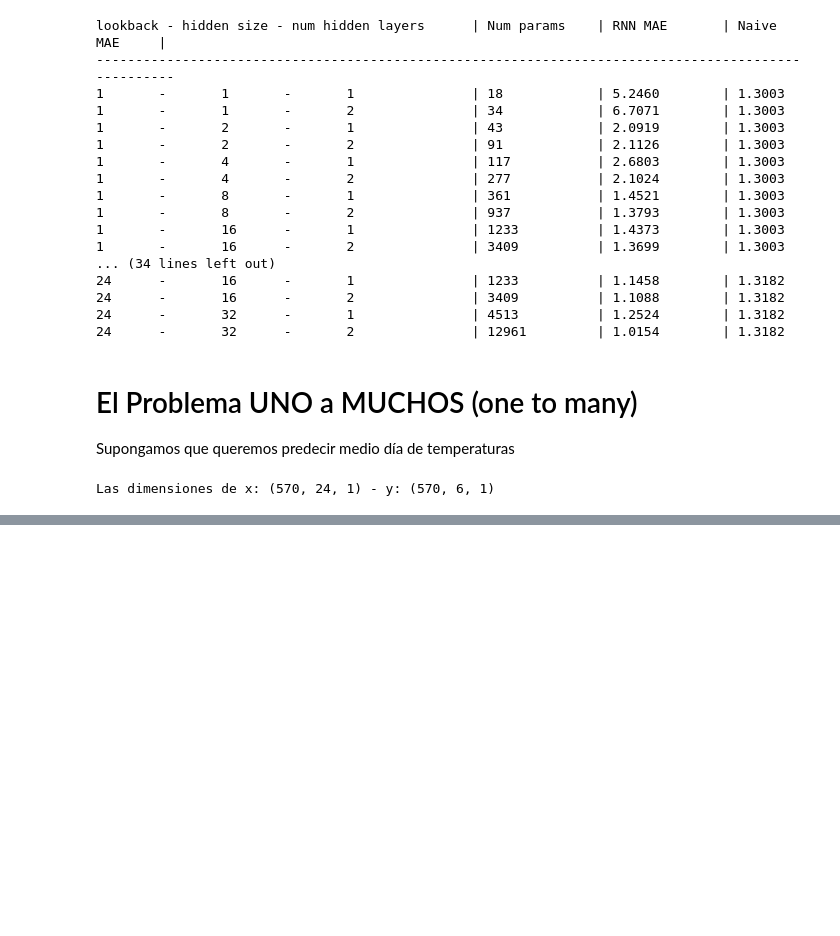
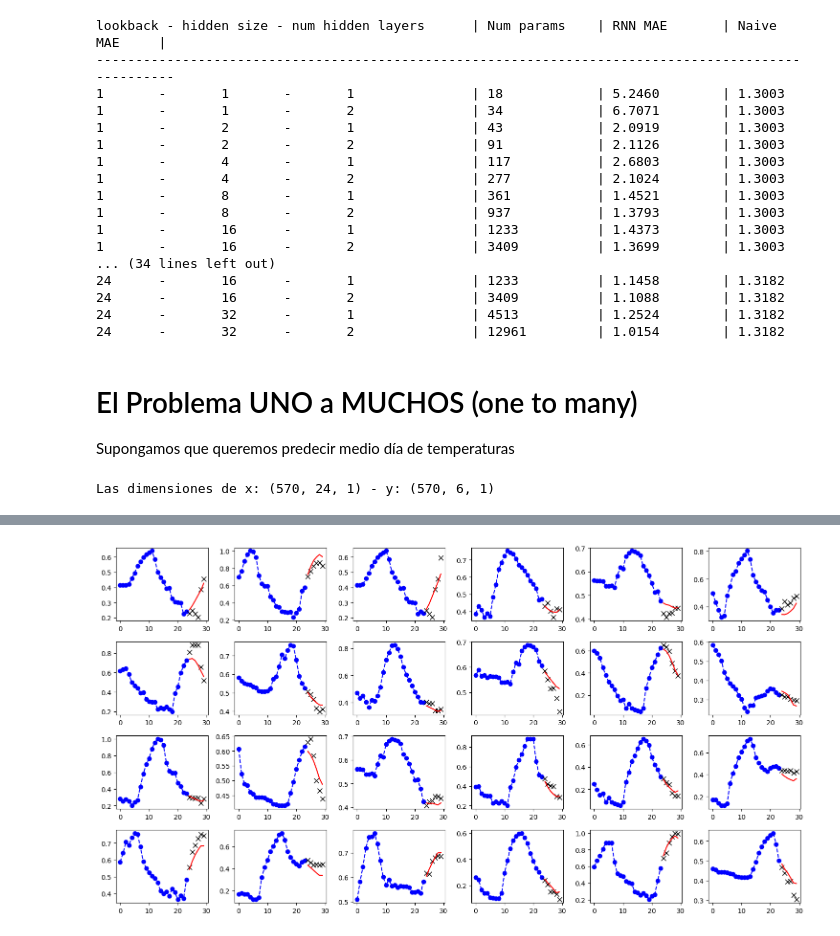
Before and after one commit to sebastlop/series-temporales-machine-learning, a Jupyter notebook: Apuntes/Tema-6/Tema-6.2.1-rnn.ipynb, the cells around one changed output, grey strips where cells are left out. Cells and saved outputs as stored; diff of their text form; code cells hidden in the pictures; blank space fills up the shorter version.

```diff
--- a/Apuntes/Tema-6/Tema-6.2.1-rnn.ipynb
+++ b/Apuntes/Tema-6/Tema-6.2.1-rnn.ipynb
@@ -498,7 +498,9 @@ class DataPipeline:
         x, y = self.split_series(data)
         return x, y
 # %%
-pipe = DataPipeline(train, lookback=24, horizon=6)
+lookback = 24
+horizon = 6
+pipe = DataPipeline(train, lookback=lookback, horizon=horizon)
 print(f'Las dimensiones de x: {pipe.train_x.shape} - y: {pipe.train_y.shape}')
 # %% [output]
 Las dimensiones de x: (570, 24, 1) - y: (570, 6, 1)
@@ -514,0 +517,20 @@ fig.tight_layout()
+# %%
+# creamos un modelo que devuelva solo el ultimo valor (MANY TO ONE)
+class RNN(torch.nn.Module):
+    def __init__(self, hs = 1, nl = 1, no = 1 ) -> None:
+        super().__init__()
+
+        self.rnn  = torch.nn.RNN(
+                                input_size  = 1,    # la serie es univariada y entra una sola feature
+                                hidden_size = hs,
+                                num_layers  = nl,
+                                batch_first = True
+                                )
+        self.drop = torch.nn.Dropout(0.3)
+        self.lin = torch.nn.Linear(hs,no)  # no es el numero de outputs
+
+    def forward(self, x):
+        x, _ = self.rnn(x)
+        x = self.drop(x)
+        x = self.lin(x[:,-1])
+        return x     # retornamos el último valor
@@ -514,0 +598,7 @@ fig.tight_layout()
+# %%
+# creamos los datasets y dataloaders en un diccionario para manejar mas simple
+dataset = DataSet(pipe.train_x, pipe.train_y)
+
+dataloader = torch.utils.data.DataLoader(dataset, batch_size = 64, shuffle= True)
+rnn = RNN(hs= 32, nl= 2, no=horizon)
+his = fit(rnn,{'train': dataloader},epochs=150)
@@ -514,0 +609,13 @@ fig.tight_layout()
+# %%
+fig, axs = plt.subplots(4,6, figsize = (15,8))
+rnn.eval()
+for i in range(4):
+    for j in range(6):
+        idx = np.random.randint(0, pipe.train_x.shape[0])
+        axs[i,j].plot(np.arange(lookback),pipe.train_x[idx].reshape(-1), 'bo--', label = 'X')
+        axs[i,j].plot(np.arange(lookback,lookback+horizon), pipe.train_y[idx].reshape(-1), 'kx', ms = 7, label = 'Y')
+        pred = rnn(torch.from_numpy(pipe.train_x[idx].reshape(1,lookback,1)).float())
+        axs[i,j].plot(np.arange(lookback,lookback+horizon),pred.detach().numpy().reshape(-1), 'r-', label = 'predicted')
+fig.tight_layout()
+# %% [output]
+[figure, added]
```
Also changed, not shown: parts of 4 cells of this notebook.
